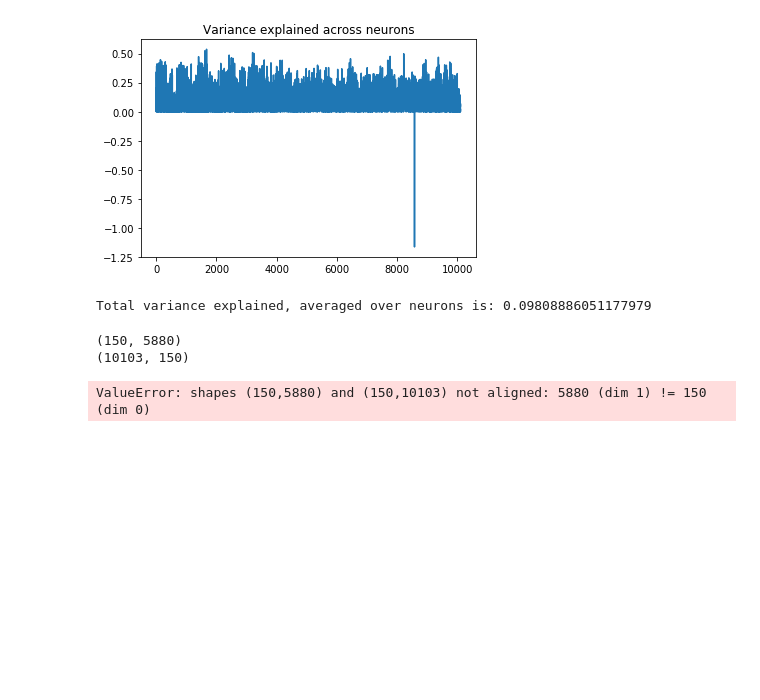
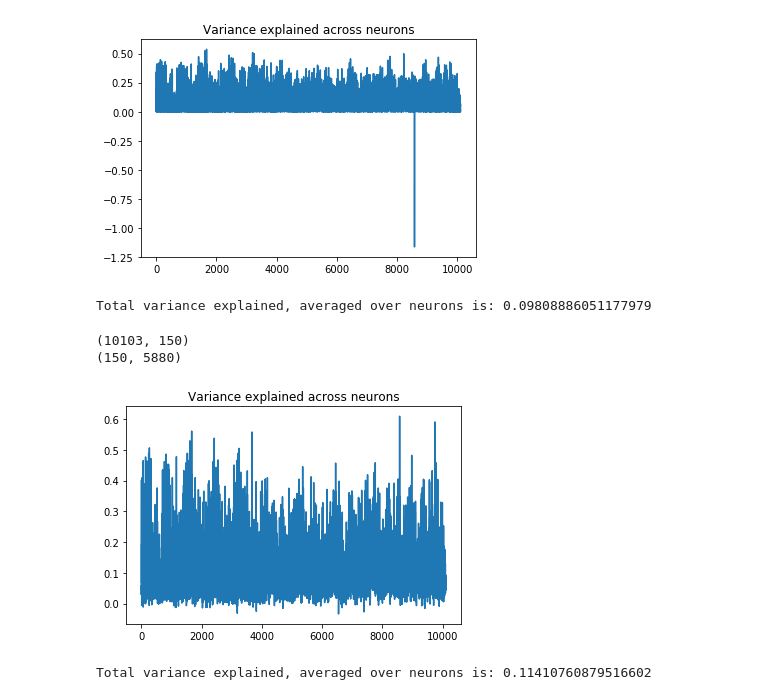
Before and after one commit to MouseLand/EnsemblePursuit, a Jupyter notebook: Visualizations/KmeansNotebook_draft.ipynb, the cells around one changed output. Cells and saved outputs as stored; diff of their text form; code cells hidden in the pictures; blank space fills up the shorter version.

```diff
--- a/Visualizations/KmeansNotebook_draft.ipynb
+++ b/Visualizations/KmeansNotebook_draft.ipynb
@@ -85,7 +110,9 @@ def variance_explained_across_neurons(U,V,X):
         u=np.array(u)
         v=np.array(v)
         plt.plot(-np.divide(u,v)+1)
+        var_exp=-np.divide(u,v)+1
         plt.title('Variance explained across neurons')
         plt.show()
         print('Total variance explained, averaged over neurons is:',(1-np.mean(u)/np.mean(v)))
+        return var_exp
 # %%
@@ -95,12 +122,13 @@ variance_explained_across_neurons(U,V,X)
 Total variance explained, averaged over neurons is: 0.09808886051177979
 # %%
 from sklearn.decomposition import PCA
-V_PCA = PCA(n_components=150).fit_transform(X)
-U_PCA=PCA(n_components=150).fit(X).components_
+U_PCA = PCA(n_components=150).fit_transform(X)
+V_PCA=PCA(n_components=150).fit(X).components_
 print(U_PCA.shape)
 print(V_PCA.shape)
-variance_explained_across_neurons(U_PCA,V_PCA,X)
+var_exp_pca=variance_explained_across_neurons(U_PCA,V_PCA,X)
 # %% [output]
+(10103, 150)
 (150, 5880)
-(10103, 150)
+[figure, added]
-ValueError: shapes (150,5880) and (150,10103) not aligned: 5880 (dim 1) != 150 (dim 0)
+Total variance explained, averaged over neurons is: 0.11410760879516602
```
Also changed, not shown: parts of 6 cells of this notebook, 3 other files.
